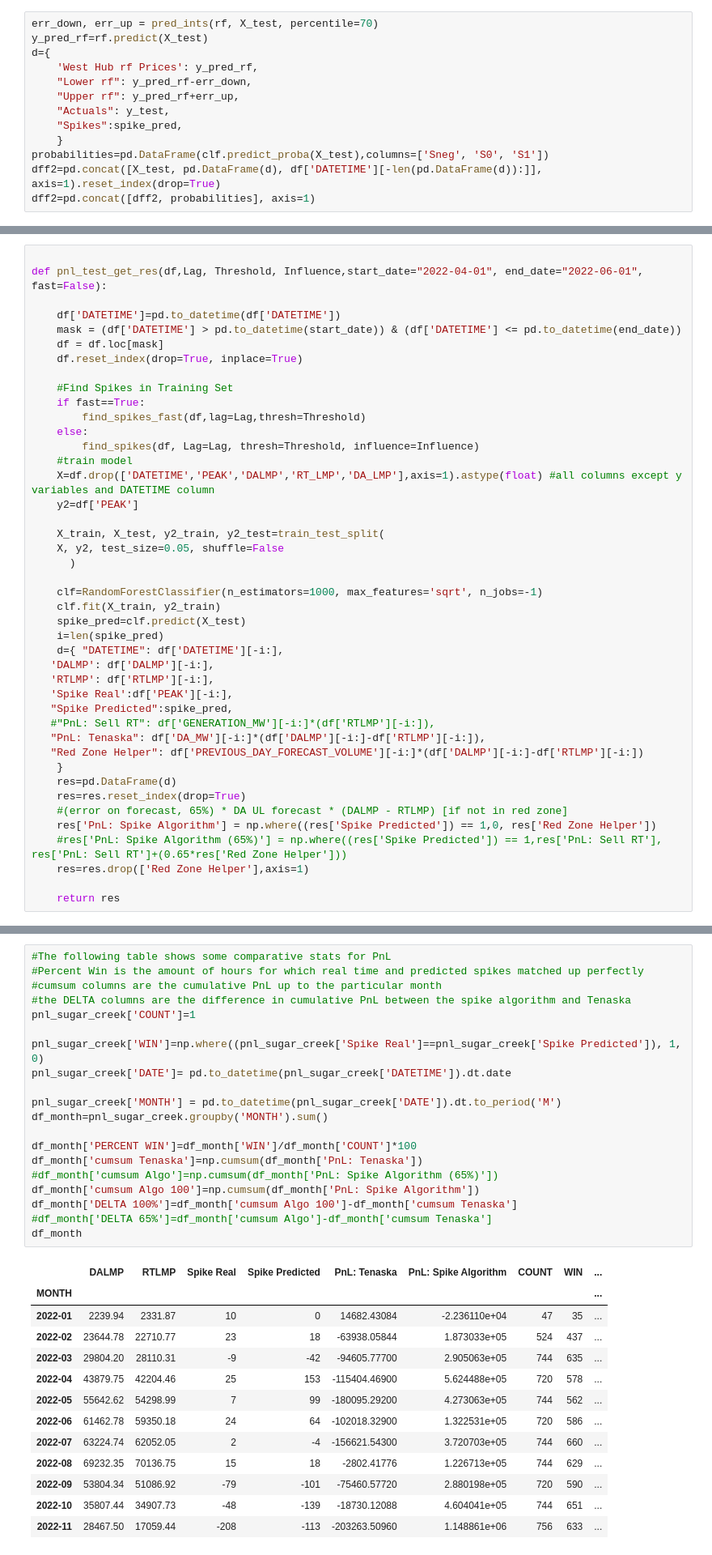
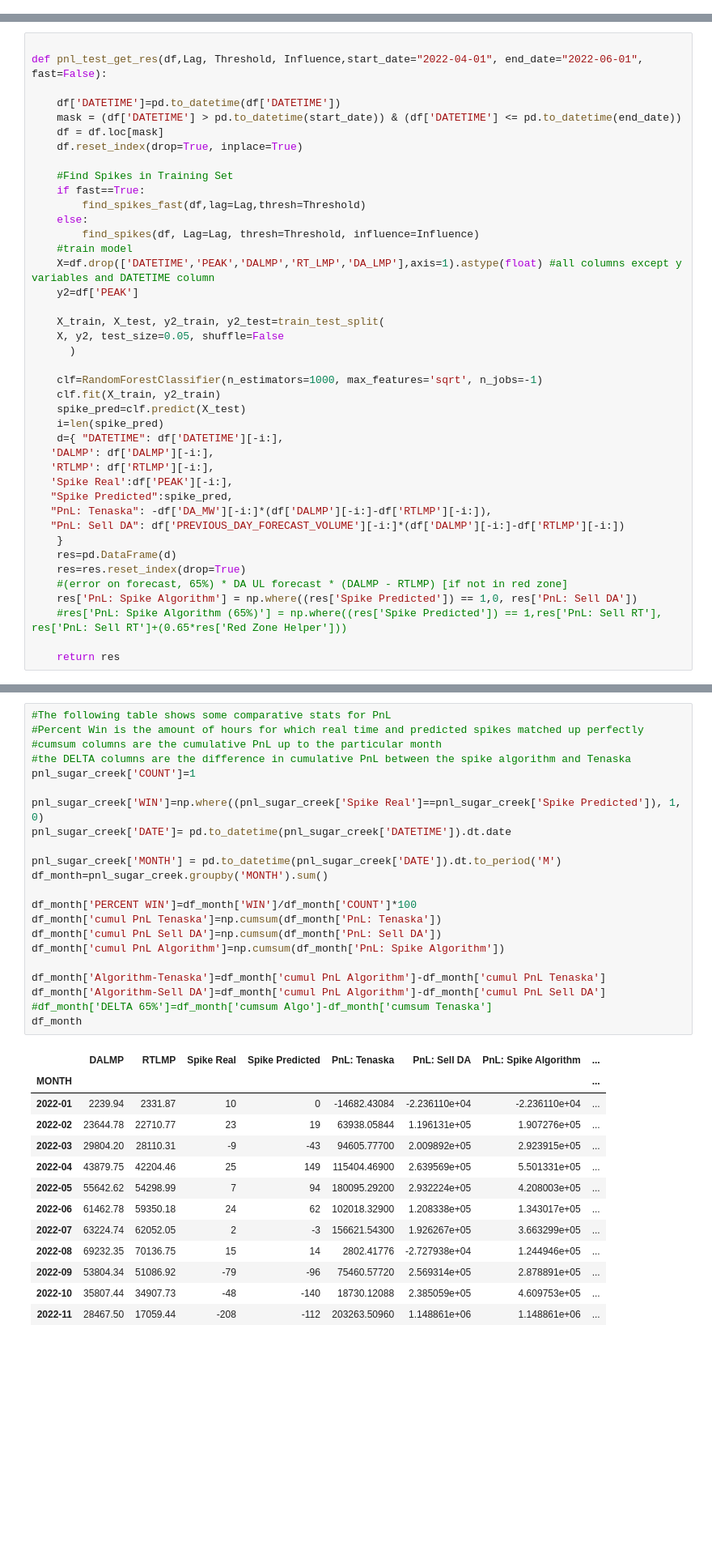
Before and after one commit to katerinav44/Pricing-Models-for-ISOs, a Jupyter notebook: MISO Sugar Creek.ipynb, the cells around one changed output, grey strips where cells are left out. Shown at 81% size. Saved outputs shown, nothing was run; the diff lists cells and outputs as text; blank space fills up the shorter version.

```diff
--- a/MISO Sugar Creek.ipynb
+++ b/MISO Sugar Creek.ipynb
@@ -525,13 +473,0 @@ def pred_ints(model, X, percentile=95):
-# %%
-err_down, err_up = pred_ints(rf, X_test, percentile=70)
-y_pred_rf=rf.predict(X_test)
-d={
-    'West Hub rf Prices': y_pred_rf,
-    "Lower rf": y_pred_rf-err_down,
-    "Upper rf": y_pred_rf+err_up,
-    "Actuals": y_test,
-    "Spikes":spike_pred,
-    }
-probabilities=pd.DataFrame(clf.predict_proba(X_test),columns=['Sneg', 'S0', 'S1'])
-dff2=pd.concat([X_test, pd.DataFrame(d), df['DATETIME'][-len(pd.DataFrame(d)):]], axis=1).reset_index(drop=True)
-dff2=pd.concat([dff2, probabilities], axis=1)
@@ -675,16 +574,14 @@ def pnl_test_get_res(df,Lag, Threshold, Influence,start_date="2022-04-01", end_d
    'RTLMP': df['RTLMP'][-i:],
    'Spike Real':df['PEAK'][-i:],
    "Spike Predicted":spike_pred,
-   #"PnL: Sell RT": df['GENERATION_MW'][-i:]*(df['RTLMP'][-i:]),
-   "PnL: Tenaska": df['DA_MW'][-i:]*(df['DALMP'][-i:]-df['RTLMP'][-i:]),
-   "Red Zone Helper": df['PREVIOUS_DAY_FORECAST_VOLUME'][-i:]*(df['DALMP'][-i:]-df['RTLMP'][-i:])
+   "PnL: Tenaska": -df['DA_MW'][-i:]*(df['DALMP'][-i:]-df['RTLMP'][-i:]),
+   "PnL: Sell DA": df['PREVIOUS_DAY_FORECAST_VOLUME'][-i:]*(df['DALMP'][-i:]-df['RTLMP'][-i:])
     }
     res=pd.DataFrame(d)
     res=res.reset_index(drop=True)
     #(error on forecast, 65%) * DA UL forecast * (DALMP - RTLMP) [if not in red zone]
-    res['PnL: Spike Algorithm'] = np.where((res['Spike Predicted']) == 1,0, res['Red Zone Helper'])
+    res['PnL: Spike Algorithm'] = np.where((res['Spike Predicted']) == 1,0, res['PnL: Sell DA'])
     #res['PnL: Spike Algorithm (65%)'] = np.where((res['Spike Predicted']) == 1,res['PnL: Sell RT'], res['PnL: Sell RT']+(0.65*res['Red Zone Helper']))
-    res=res.drop(['Red Zone Helper'],axis=1)
 
     return res
 # %%
@@ -961,37 +856,39 @@ plt.show()
 # %%
 #The following table shows some comparative stats for PnL
 #Percent Win is the amount of hours for which real time and predicted spikes matched up perfectly
 #cumsum columns are the cumulative PnL up to the particular month
 #the DELTA columns are the difference in cumulative PnL between the spike algorithm and Tenaska
 pnl_sugar_creek['COUNT']=1
 
 pnl_sugar_creek['WIN']=np.where((pnl_sugar_creek['Spike Real']==pnl_sugar_creek['Spike Predicted']), 1, 0)
 pnl_sugar_creek['DATE']= pd.to_datetime(pnl_sugar_creek['DATETIME']).dt.date
 
 pnl_sugar_creek['MONTH'] = pd.to_datetime(pnl_sugar_creek['DATE']).dt.to_period('M')
 df_month=pnl_sugar_creek.groupby('MONTH').sum()
 
 df_month['PERCENT WIN']=df_month['WIN']/df_month['COUNT']*100
-df_month['cumsum Tenaska']=np.cumsum(df_month['PnL: Tenaska'])
-#df_month['cumsum Algo']=np.cumsum(df_month['PnL: Spike Algorithm (65%)'])
-df_month['cumsum Algo 100']=np.cumsum(df_month['PnL: Spike Algorithm'])
-df_month['DELTA 100%']=df_month['cumsum Algo 100']-df_month['cumsum Tenaska']
+df_month['cumul PnL Tenaska']=np.cumsum(df_month['PnL: Tenaska'])
+df_month['cumul PnL Sell DA']=np.cumsum(df_month['PnL: Sell DA'])
+df_month['cumul PnL Algorithm']=np.cumsum(df_month['PnL: Spike Algorithm'])
+
+df_month['Algorithm-Tenaska']=df_month['cumul PnL Algorithm']-df_month['cumul PnL Tenaska']
+df_month['Algorithm-Sell DA']=df_month['cumul PnL Algorithm']-df_month['cumul PnL Sell DA']
 #df_month['DELTA 65%']=df_month['cumsum Algo']-df_month['cumsum Tenaska']
 df_month
 # %% [output]
-|  | DALMP | RTLMP | Spike Real | Spike Predicted | PnL: Tenaska | PnL: Spike Algorithm | COUNT | WIN | ... |
-| MONTH |  |  |  |  |  |  |  |  | ... |
-| 2022-01 | 2239.94 | 2331.87 | 10 | 0 | 14682.43084 | -2.236110e+04 | 47 | 35 | ... |
-| 2022-02 | 23644.78 | 22710.77 | 23 | 18 | -63938.05844 | 1.873033e+05 | 524 | 437 | ... |
-| 2022-03 | 29804.20 | 28110.31 | -9 | -42 | -94605.77700 | 2.905063e+05 | 744 | 635 | ... |
-| 2022-04 | 43879.75 | 42204.46 | 25 | 153 | -115404.46900 | 5.624488e+05 | 720 | 578 | ... |
-| 2022-05 | 55642.62 | 54298.99 | 7 | 99 | -180095.29200 | 4.273063e+05 | 744 | 562 | ... |
-| 2022-06 | 61462.78 | 59350.18 | 24 | 64 | -102018.32900 | 1.322531e+05 | 720 | 586 | ... |
-| 2022-07 | 63224.74 | 62052.05 | 2 | -4 | -156621.54300 | 3.720703e+05 | 744 | 660 | ... |
-| 2022-08 | 69232.35 | 70136.75 | 15 | 18 | -2802.41776 | 1.226713e+05 | 744 | 629 | ... |
-| 2022-09 | 53804.34 | 51086.92 | -79 | -101 | -75460.57720 | 2.880198e+05 | 720 | 590 | ... |
-| 2022-10 | 35807.44 | 34907.73 | -48 | -139 | -18730.12088 | 4.604041e+05 | 744 | 651 | ... |
-| 2022-11 | 28467.50 | 17059.44 | -208 | -113 | -203263.50960 | 1.148861e+06 | 756 | 633 | ... |
+|  | DALMP | RTLMP | Spike Real | Spike Predicted | PnL: Tenaska | PnL: Sell DA | PnL: Spike Algorithm | ... |
+| MONTH |  |  |  |  |  |  |  | ... |
+| 2022-01 | 2239.94 | 2331.87 | 10 | 0 | -14682.43084 | -2.236110e+04 | -2.236110e+04 | ... |
+| 2022-02 | 23644.78 | 22710.77 | 23 | 19 | 63938.05844 | 1.196131e+05 | 1.907276e+05 | ... |
+| 2022-03 | 29804.20 | 28110.31 | -9 | -43 | 94605.77700 | 2.009892e+05 | 2.923915e+05 | ... |
+| 2022-04 | 43879.75 | 42204.46 | 25 | 149 | 115404.46900 | 2.639569e+05 | 5.501331e+05 | ... |
+| 2022-05 | 55642.62 | 54298.99 | 7 | 94 | 180095.29200 | 2.932224e+05 | 4.208003e+05 | ... |
+| 2022-06 | 61462.78 | 59350.18 | 24 | 62 | 102018.32900 | 1.208338e+05 | 1.343017e+05 | ... |
+| 2022-07 | 63224.74 | 62052.05 | 2 | -3 | 156621.54300 | 1.926267e+05 | 3.663299e+05 | ... |
+| 2022-08 | 69232.35 | 70136.75 | 15 | 14 | 2802.41776 | -2.727938e+04 | 1.244946e+05 | ... |
+| 2022-09 | 53804.34 | 51086.92 | -79 | -96 | 75460.57720 | 2.569314e+05 | 2.878891e+05 | ... |
+| 2022-10 | 35807.44 | 34907.73 | -48 | -140 | 18730.12088 | 2.385059e+05 | 4.609753e+05 | ... |
+| 2022-11 | 28467.50 | 17059.44 | -208 | -112 | 203263.50960 | 1.148861e+06 | 1.148861e+06 | ... |
 # %% [markdown]
 ### Adding Gas Price as a Predictor Variable
 
```
Also changed, not shown: parts of 24 cells of this notebook.
